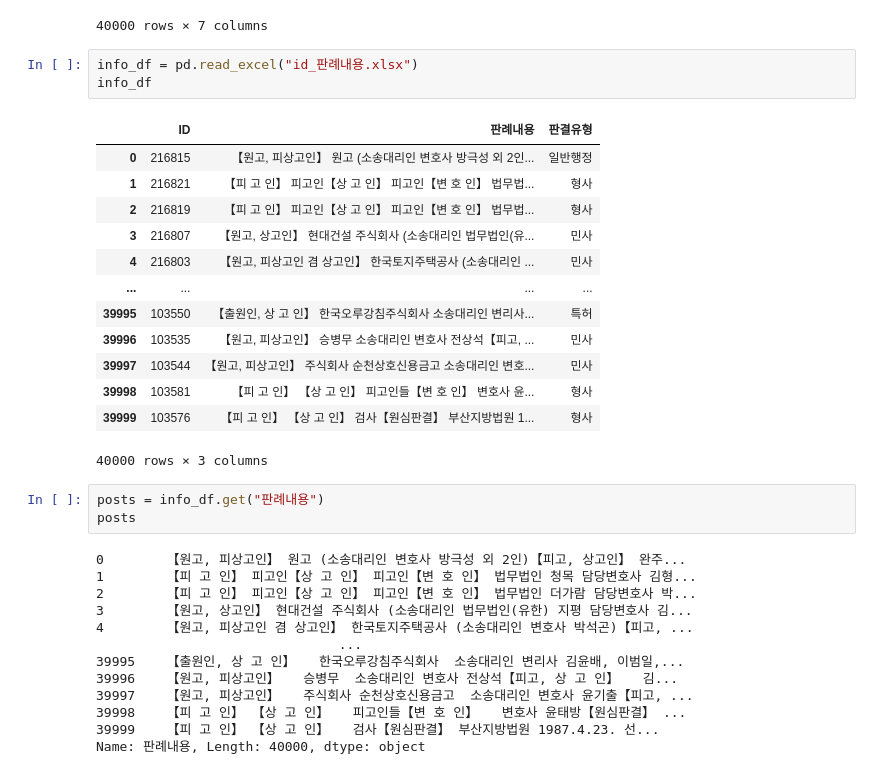
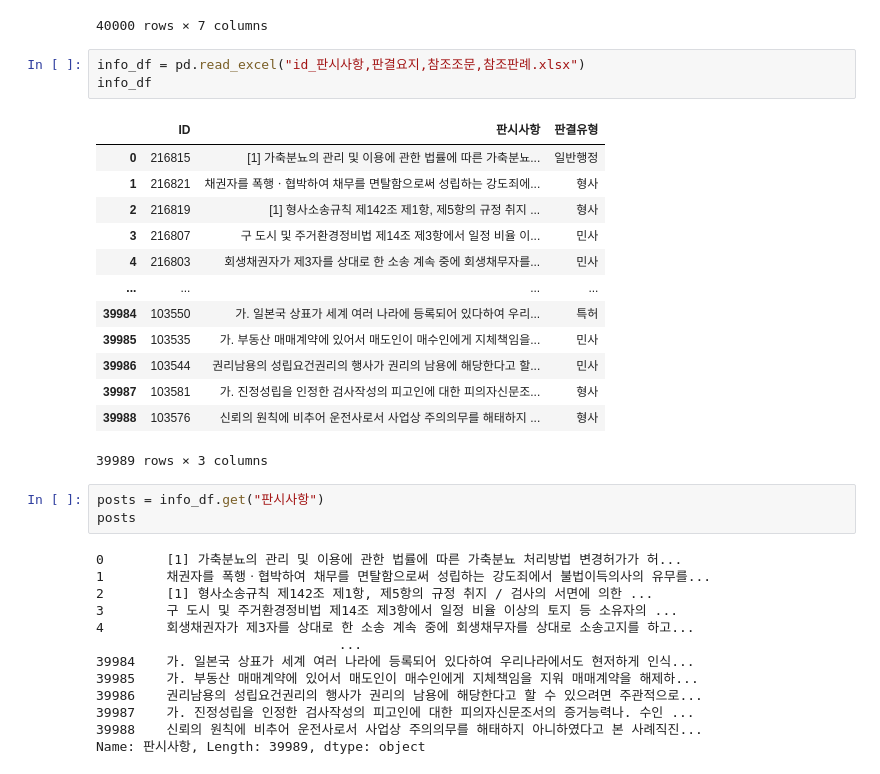
Before and after one commit to park1997/IndustrialSystemsEngineering_Project, a Jupyter notebook: Count_Vectorizer.ipynb, the cells around one changed output. Cells and saved outputs as stored; diff of their text form.

```diff
--- a/Count_Vectorizer.ipynb
+++ b/Count_Vectorizer.ipynb
@@ -27,38 +27,38 @@ import re
 | 39999 | 40000 | 103576 | 교통사고처리특례법위반,도로교통법위반 | 대법원 | 대법원 | 형사 | 1987.09.08 |
 40000 rows × 7 columns
 # %%
-info_df = pd.read_excel("id_판례내용.xlsx")
+info_df = pd.read_excel("id_판시사항,판결요지,참조조문,참조판례.xlsx")
 info_df
 # %% [output]
-|  | ID | 판례내용 | 판결유형 |
-| 0 | 216815 | 【원고, 피상고인】 원고 (소송대리인 변호사 방극성 외 2인... | 일반행정 |
-| 1 | 216821 | 【피 고 인】 피고인【상 고 인】 피고인【변 호 인】 법무법... | 형사 |
-| 2 | 216819 | 【피 고 인】 피고인【상 고 인】 피고인【변 호 인】 법무법... | 형사 |
-| 3 | 216807 | 【원고, 상고인】 현대건설 주식회사 (소송대리인 법무법인(유... | 민사 |
-| 4 | 216803 | 【원고, 피상고인 겸 상고인】 한국토지주택공사 (소송대리인 ... | 민사 |
+|  | ID | 판시사항 | 판결유형 |
+| 0 | 216815 | [1] 가축분뇨의 관리 및 이용에 관한 법률에 따른 가축분뇨... | 일반행정 |
+| 1 | 216821 | 채권자를 폭행ㆍ협박하여 채무를 면탈함으로써 성립하는 강도죄에... | 형사 |
+| 2 | 216819 | [1] 형사소송규칙 제142조 제1항, 제5항의 규정 취지 ... | 형사 |
+| 3 | 216807 | 구 도시 및 주거환경정비법 제14조 제3항에서 일정 비율 이... | 민사 |
+| 4 | 216803 | 회생채권자가 제3자를 상대로 한 소송 계속 중에 회생채무자를... | 민사 |
 | ... | ... | ... | ... |
-| 39995 | 103550 | 【출원인, 상 고 인】 한국오루강침주식회사 소송대리인 변리사... | 특허 |
-| 39996 | 103535 | 【원고, 피상고인】 승병무 소송대리인 변호사 전상석【피고, ... | 민사 |
-| 39997 | 103544 | 【원고, 피상고인】 주식회사 순천상호신용금고 소송대리인 변호... | 민사 |
-| 39998 | 103581 | 【피 고 인】 【상 고 인】 피고인들【변 호 인】 변호사 윤... | 형사 |
-| 39999 | 103576 | 【피 고 인】 【상 고 인】 검사【원심판결】 부산지방법원 1... | 형사 |
+| 39984 | 103550 | 가. 일본국 상표가 세계 여러 나라에 등록되어 있다하여 우리... | 특허 |
+| 39985 | 103535 | 가. 부동산 매매계약에 있어서 매도인이 매수인에게 지체책임을... | 민사 |
+| 39986 | 103544 | 권리남용의 성립요건권리의 행사가 권리의 남용에 해당한다고 할... | 민사 |
+| 39987 | 103581 | 가. 진정성립을 인정한 검사작성의 피고인에 대한 피의자신문조... | 형사 |
+| 39988 | 103576 | 신뢰의 원칙에 비추어 운전사로서 사업상 주의의무를 해태하지 ... | 형사 |
-40000 rows × 3 columns
+39989 rows × 3 columns
 # %%
-posts = info_df.get("판례내용")
+posts = info_df.get("판시사항")
 posts
 # %% [output]
-0        【원고, 피상고인】 원고 (소송대리인 변호사 방극성 외 2인)【피고, 상고인】 완주...
-1        【피 고 인】 피고인【상 고 인】 피고인【변 호 인】 법무법인 청목 담당변호사 김형...
-2        【피 고 인】 피고인【상 고 인】 피고인【변 호 인】 법무법인 더가람 담당변호사 박...
-3        【원고, 상고인】 현대건설 주식회사 (소송대리인 법무법인(유한) 지평 담당변호사 김...
-4        【원고, 피상고인 겸 상고인】 한국토지주택공사 (소송대리인 변호사 박석곤)【피고, ...
+0        [1] 가축분뇨의 관리 및 이용에 관한 법률에 따른 가축분뇨 처리방법 변경허가가 허...
+1        채권자를 폭행ㆍ협박하여 채무를 면탈함으로써 성립하는 강도죄에서 불법이득의사의 유무를...
+2        [1] 형사소송규칙 제142조 제1항, 제5항의 규정 취지 / 검사의 서면에 의한 ...
+3        구 도시 및 주거환경정비법 제14조 제3항에서 일정 비율 이상의 토지 등 소유자의 ...
+4        회생채권자가 제3자를 상대로 한 소송 계속 중에 회생채무자를 상대로 소송고지를 하고...
                                ...
-39995    【출원인, 상 고 인】   한국오루강침주식회사  소송대리인 변리사 김윤배, 이범일,...
-39996    【원고, 피상고인】   승병무  소송대리인 변호사 전상석【피고, 상 고 인】   김...
-39997    【원고, 피상고인】   주식회사 순천상호신용금고  소송대리인 변호사 윤기출【피고, ...
-39998    【피 고 인】 【상 고 인】   피고인들【변 호 인】   변호사 윤태방【원심판결】 ...
-39999    【피 고 인】 【상 고 인】   검사【원심판결】 부산지방법원 1987.4.23. 선...
-Name: 판례내용, Length: 40000, dtype: object
+39984    가. 일본국 상표가 세계 여러 나라에 등록되어 있다하여 우리나라에서도 현저하게 인식...
+39985    가. 부동산 매매계약에 있어서 매도인이 매수인에게 지체책임을 지워 매매계약을 해제하...
+39986    권리남용의 성립요건권리의 행사가 권리의 남용에 해당한다고 할 수 있으려면 주관적으로...
+39987    가. 진정성립을 인정한 검사작성의 피고인에 대한 피의자신문조서의 증거능력나. 수인 ...
+39988    신뢰의 원칙에 비추어 운전사로서 사업상 주의의무를 해태하지 아니하였다고 본 사례직진...
+Name: 판시사항, Length: 39989, dtype: object
 # %%
 # 불용어 리스트
 # 불용어, 불필요 단어 제거
```
Also changed, not shown: parts of 9 cells of this notebook, 4 other files.
